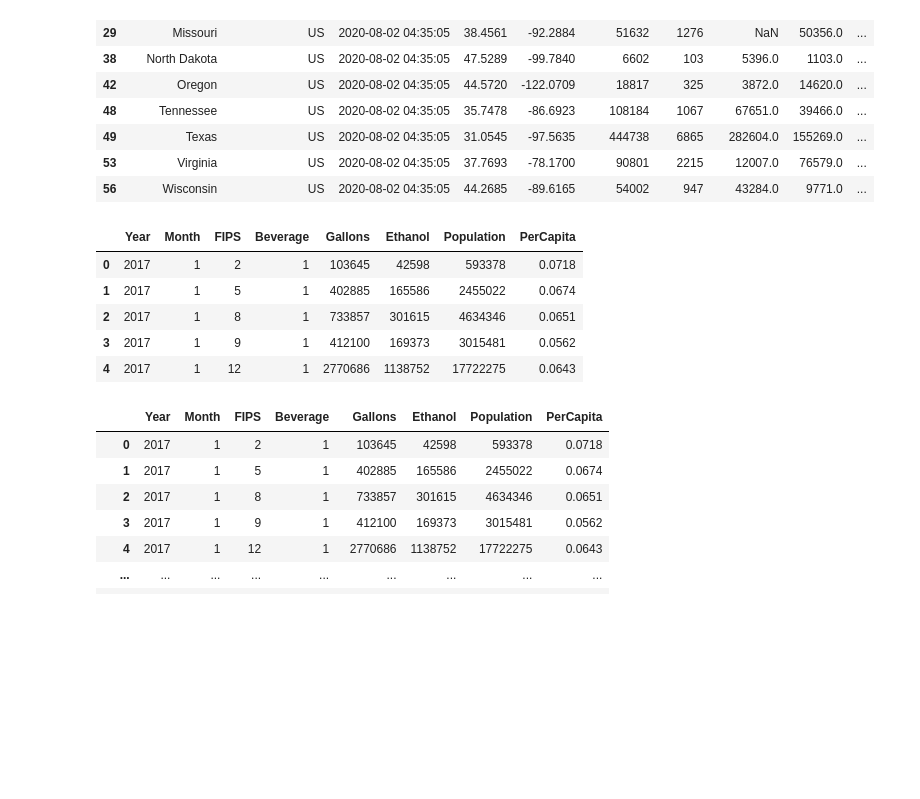
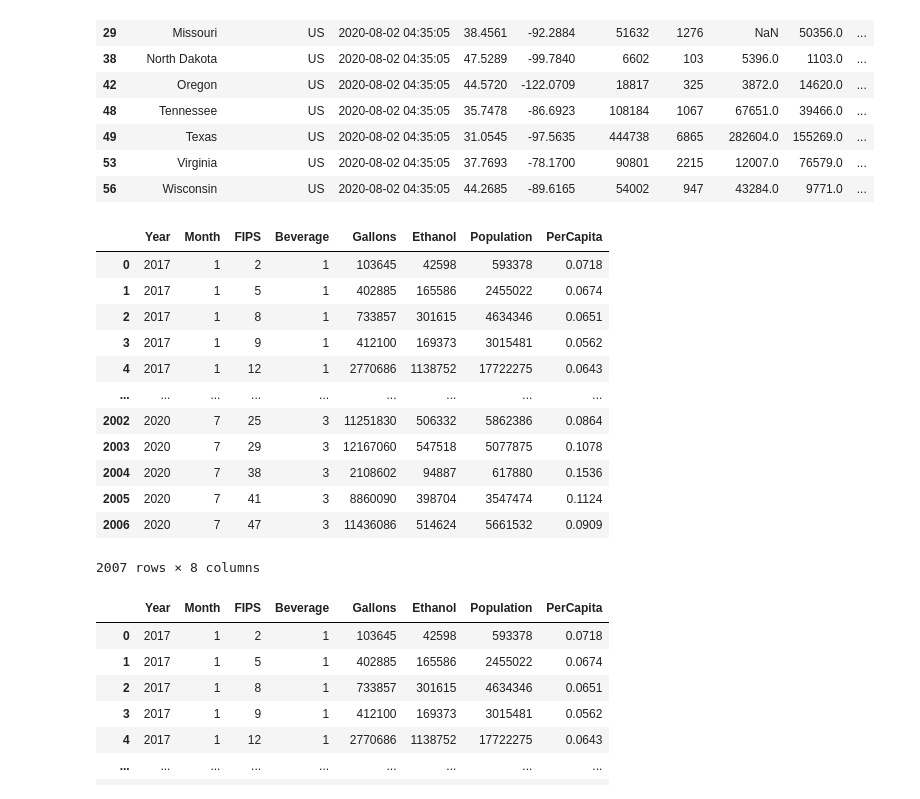
Before and after one commit to teresaflicek/Covid19-Societal-Impacts, a Jupyter notebook: AlcoholSalesDuringCovid.ipynb, the cells around one changed output. Saved outputs shown, nothing was run; the diff lists cells and outputs as text; code cells hidden in the pictures; blank space fills up the shorter version.

```diff
--- a/AlcoholSalesDuringCovid.ipynb
+++ b/AlcoholSalesDuringCovid.ipynb
@@ -46,19 +46,26 @@ hopkins_df['FIPS'] = hopkins_df['FIPS'].apply(str)
 # %%
 #read alcohol sales file from niaaa
 alc_sales_df = pd.read_csv("alcsales_July2020.csv")
 
 #converting the FIPS column to string as those numbers are labels for states not integers
 alc_sales_df['FIPS'] = alc_sales_df['FIPS'].apply(str)
 
 #display dataframe
-alc_sales_df.head()
+alc_sales_df
 # %% [output]
 |  | Year | Month | FIPS | Beverage | Gallons | Ethanol | Population | PerCapita |
 | 0 | 2017 | 1 | 2 | 1 | 103645 | 42598 | 593378 | 0.0718 |
 | 1 | 2017 | 1 | 5 | 1 | 402885 | 165586 | 2455022 | 0.0674 |
 | 2 | 2017 | 1 | 8 | 1 | 733857 | 301615 | 4634346 | 0.0651 |
 | 3 | 2017 | 1 | 9 | 1 | 412100 | 169373 | 3015481 | 0.0562 |
 | 4 | 2017 | 1 | 12 | 1 | 2770686 | 1138752 | 17722275 | 0.0643 |
+| ... | ... | ... | ... | ... | ... | ... | ... | ... |
+| 2002 | 2020 | 7 | 25 | 3 | 11251830 | 506332 | 5862386 | 0.0864 |
+| 2003 | 2020 | 7 | 29 | 3 | 12167060 | 547518 | 5077875 | 0.1078 |
+| 2004 | 2020 | 7 | 38 | 3 | 2108602 | 94887 | 617880 | 0.1536 |
+| 2005 | 2020 | 7 | 41 | 3 | 8860090 | 398704 | 3547474 | 0.1124 |
+| 2006 | 2020 | 7 | 47 | 3 | 11436086 | 514624 | 5661532 | 0.0909 |
+2007 rows × 8 columns
 # %%
 #year 2017 df
 df17 = alc_sales_df[(alc_sales_df.Year == 2017) & (alc_sales_df.Month <= 7)]
```
Also changed, not shown: parts of 3 cells of this notebook.
